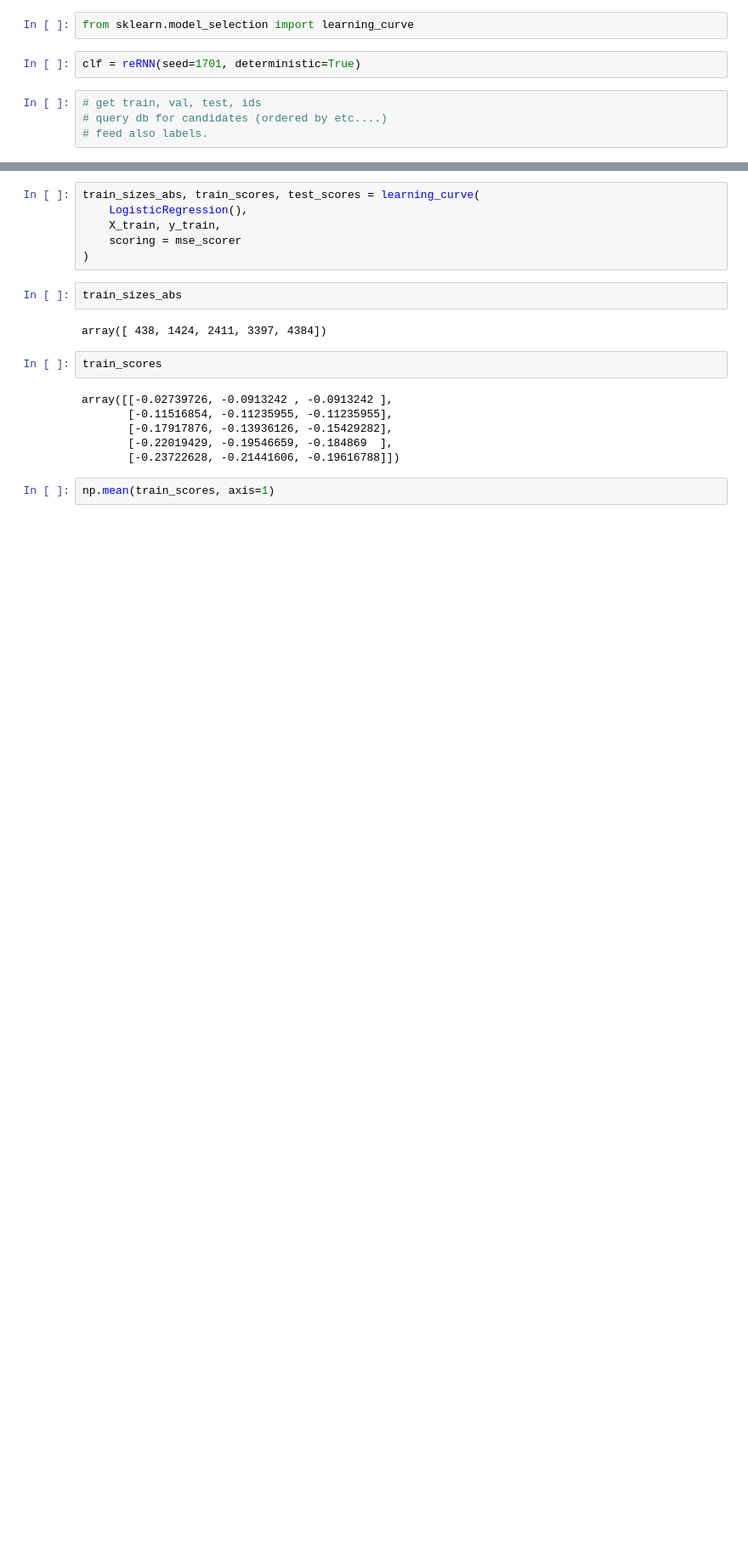
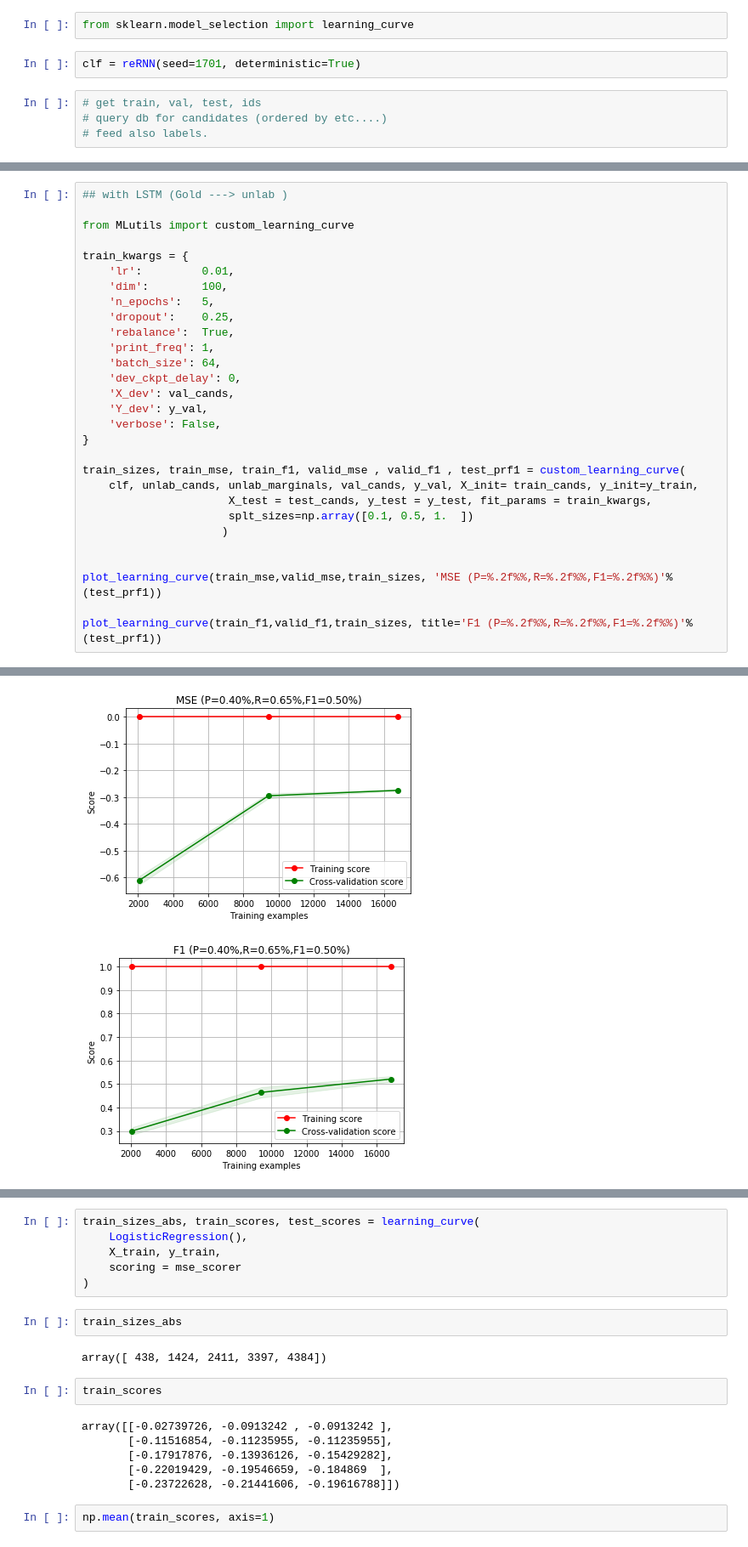
Before and after one commit to littlewine/snorkel-ml, a Jupyter notebook: my-code/learning curves.ipynb, the cells around one changed output, grey strips where cells are left out. Shown at 85% size. Cells and saved outputs as stored; diff of their text form; blank space fills up the shorter version.

```diff
--- a/my-code/learning curves.ipynb
+++ b/my-code/learning curves.ipynb
@@ -274,0 +245,30 @@ clf = reRNN(seed=1701, deterministic=True)
+# %%
+## with LSTM (Gold ---> unlab )
+
+from MLutils import custom_learning_curve
+
+train_kwargs = {
+    'lr':         0.01,
+    'dim':        100,
+    'n_epochs':   5,
+    'dropout':    0.25,
+    'rebalance':  True,
+    'print_freq': 1,
+    'batch_size': 64,
+    'dev_ckpt_delay': 0,
+    'X_dev': val_cands,
+    'Y_dev': y_val,
+    'verbose': False,
+}
+
+train_sizes, train_mse, train_f1, valid_mse , valid_f1 , test_prf1 = custom_learning_curve(
+    clf, unlab_cands, unlab_marginals, val_cands, y_val, X_init= train_cands, y_init=y_train,
+                      X_test = test_cands, y_test = y_test, fit_params = train_kwargs,
+                      splt_sizes=np.array([0.1, 0.5, 1.  ])
+                     )
+
+
+plot_learning_curve(train_mse,valid_mse,train_sizes, 'MSE (P=%.2f%%,R=%.2f%%,F1=%.2f%%)'%(test_prf1))
+
+plot_learning_curve(train_f1,valid_f1,train_sizes, title='F1 (P=%.2f%%,R=%.2f%%,F1=%.2f%%)'%(test_prf1))
+# %% [output]
@@ -274,0 +329,2 @@ clf = reRNN(seed=1701, deterministic=True)
+[figure, added]
+[figure, added]
```
Also changed, not shown: parts of 51 cells of this notebook, 2 other files.
